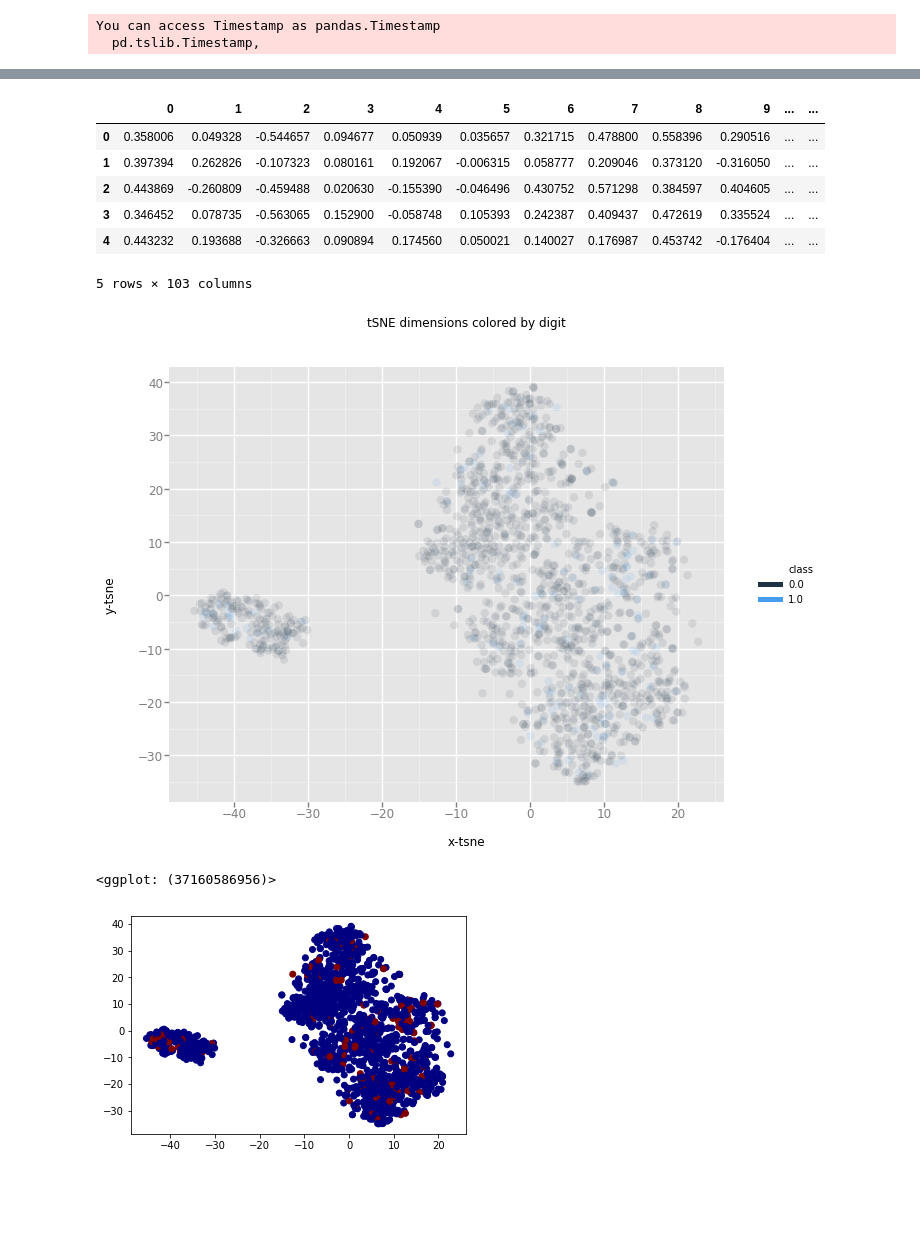
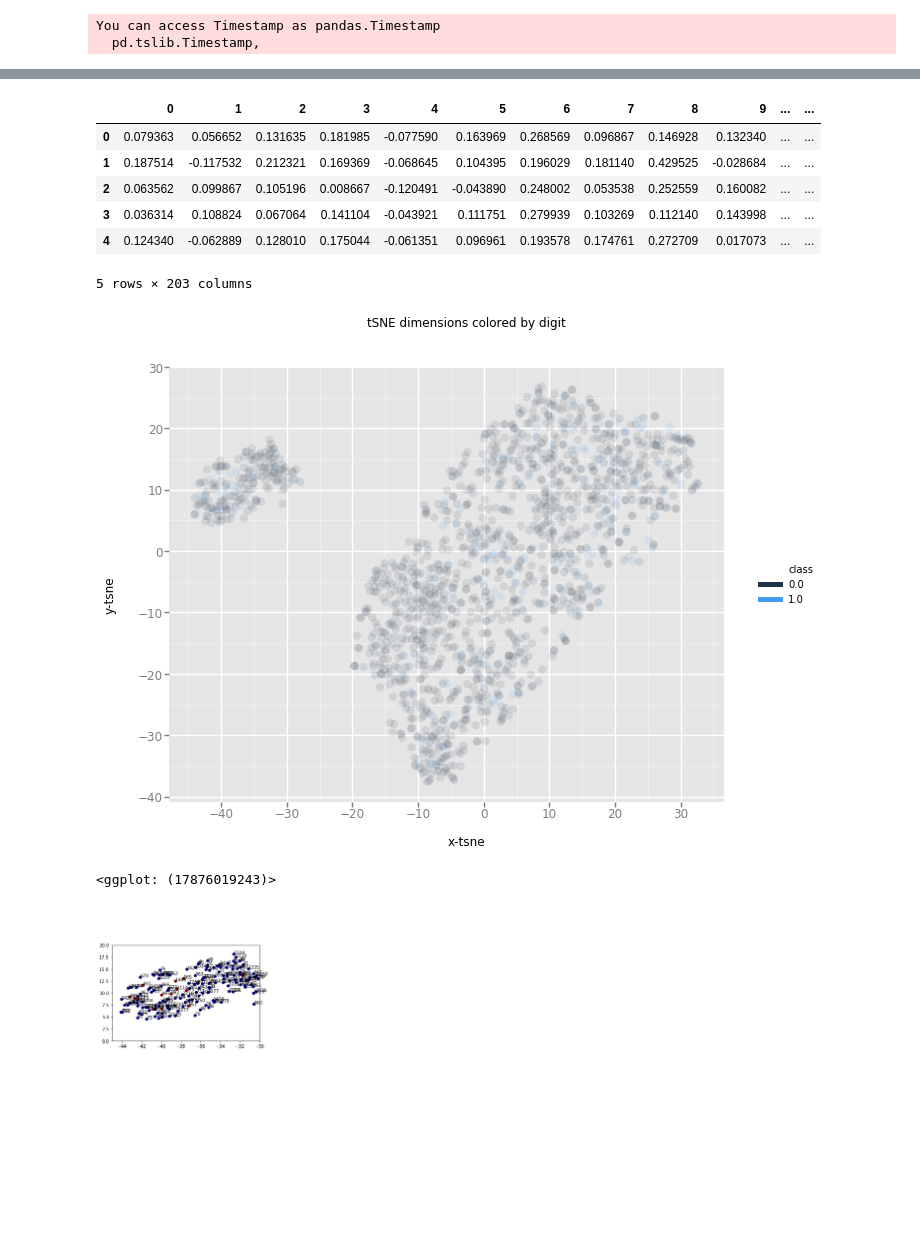
Before and after one commit to czhroailsky/text_analysis, a Jupyter notebook: t-sne/t-sne.ipynb, the cells around one changed output, grey strips where cells are left out. Cells and saved outputs as stored; diff of their text form; code cells hidden in the pictures; blank space fills up the shorter version.

```diff
--- a/t-sne/t-sne.ipynb
+++ b/t-sne/t-sne.ipynb
@@ -8,7 +8,7 @@ from ggplot import *
 You can access Timestamp as pandas.Timestamp
   pd.tslib.Timestamp,
 # %%
-data = pd.read_csv('C:/Users/enterprise/Google Drive/fake_news_resources/raw_data/100_w2v.csv')
+data = pd.read_csv('C:/Users/enterprise/Google Drive/fake_news_resources/raw_data/200_w2v.csv')
 # %%
 data.head()
 # %% [output]
@@ -46,12 +46,12 @@ df_tsne['y-tsne'] = tsne_results[:,1]
 df_tsne.head()
 # %% [output]
 |  | 0 | 1 | 2 | 3 | 4 | 5 | 6 | 7 | 8 | 9 | ... | ... |
-| 0 | 0.358006 | 0.049328 | -0.544657 | 0.094677 | 0.050939 | 0.035657 | 0.321715 | 0.478800 | 0.558396 | 0.290516 | ... | ... |
-| 1 | 0.397394 | 0.262826 | -0.107323 | 0.080161 | 0.192067 | -0.006315 | 0.058777 | 0.209046 | 0.373120 | -0.316050 | ... | ... |
-| 2 | 0.443869 | -0.260809 | -0.459488 | 0.020630 | -0.155390 | -0.046496 | 0.430752 | 0.571298 | 0.384597 | 0.404605 | ... | ... |
-| 3 | 0.346452 | 0.078735 | -0.563065 | 0.152900 | -0.058748 | 0.105393 | 0.242387 | 0.409437 | 0.472619 | 0.335524 | ... | ... |
-| 4 | 0.443232 | 0.193688 | -0.326663 | 0.090894 | 0.174560 | 0.050021 | 0.140027 | 0.176987 | 0.453742 | -0.176404 | ... | ... |
+| 0 | 0.079363 | 0.056652 | 0.131635 | 0.181985 | -0.077590 | 0.163969 | 0.268569 | 0.096867 | 0.146928 | 0.132340 | ... | ... |
+| 1 | 0.187514 | -0.117532 | 0.212321 | 0.169369 | -0.068645 | 0.104395 | 0.196029 | 0.181140 | 0.429525 | -0.028684 | ... | ... |
+| 2 | 0.063562 | 0.099867 | 0.105196 | 0.008667 | -0.120491 | -0.043890 | 0.248002 | 0.053538 | 0.252559 | 0.160082 | ... | ... |
+| 3 | 0.036314 | 0.108824 | 0.067064 | 0.141104 | -0.043921 | 0.111751 | 0.279939 | 0.103269 | 0.112140 | 0.143998 | ... | ... |
+| 4 | 0.124340 | -0.062889 | 0.128010 | 0.175044 | -0.061351 | 0.096961 | 0.193578 | 0.174761 | 0.272709 | 0.017073 | ... | ... |
-5 rows × 103 columns
+5 rows × 203 columns
 # %%
 chart = ggplot( df_tsne, aes(x='x-tsne', y='y-tsne', color='class') ) \
         + geom_point(size=70,alpha=0.1) \
@@ -59,7 +59,7 @@ chart = ggplot( df_tsne, aes(x='x-tsne', y='y-tsne', color='class') ) \
 # %%
 chart
 # %% [output]
-[figure, old version]
+[figure, new version]
-<ggplot: (37160586956)>
+<ggplot: (17876019243)>
 # %%
 from matplotlib import pyplot as plt
@@ -66,7 +67,15 @@ from matplotlib import pyplot as plt
 # %%
 plt.scatter(df_tsne['x-tsne'], df_tsne['y-tsne'], c=df_tsne['class'], cmap=plt.cm.get_cmap("jet", 10))
 #plt.colorbar(ticks=range(10))
 #plt.clim(-0.5, 9.5)
+
+index = df_tsne.index.tolist()
+
+for i in index:
+    plt.annotate(i, xy=(df_tsne['x-tsne'][i], df_tsne['y-tsne'][i]))
+
+plt.xlim(-45, -30)
+plt.ylim(0, 20)
 plt.show()
 # %% [output]
-[figure, old version]
+[figure, new version]
```
Also changed, not shown: parts of 8 cells of this notebook.
